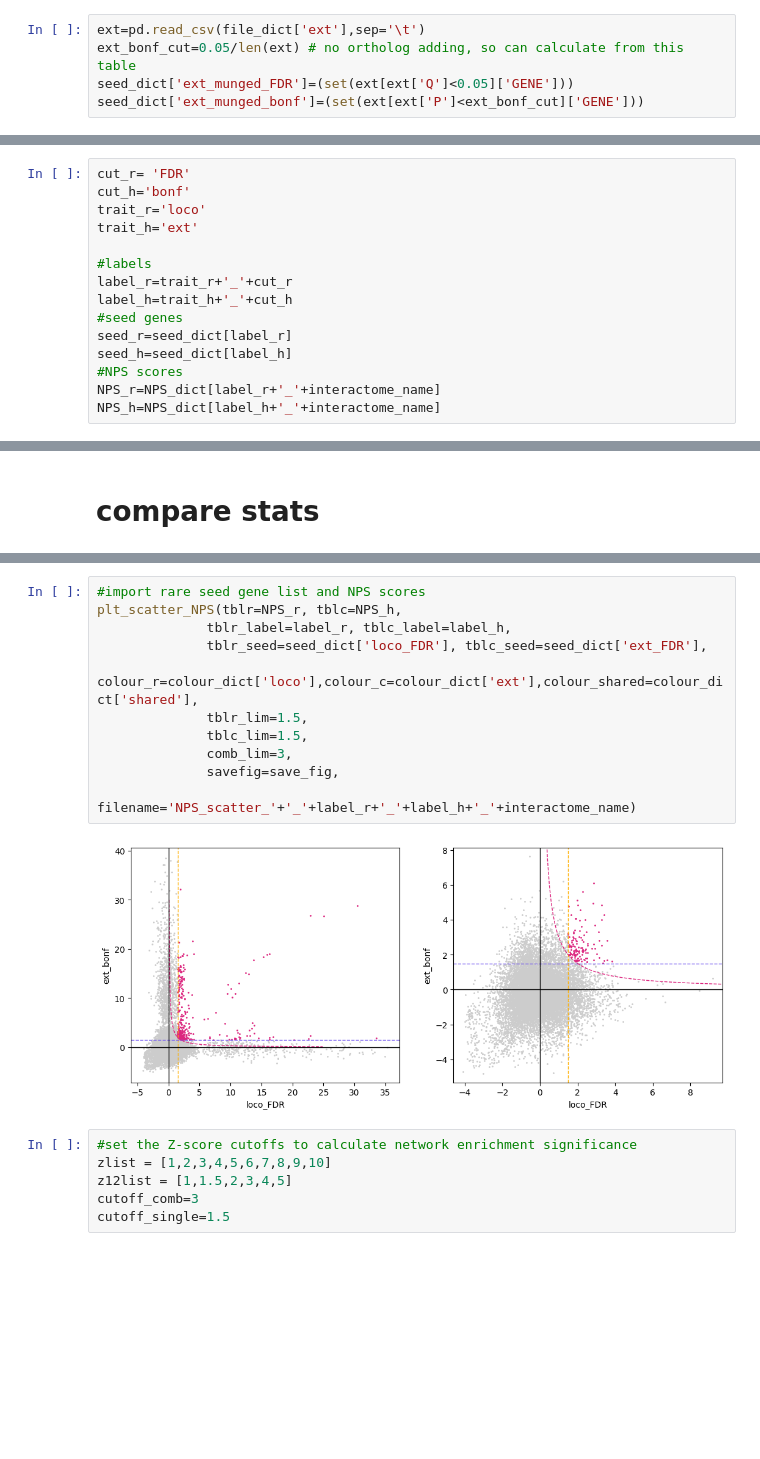
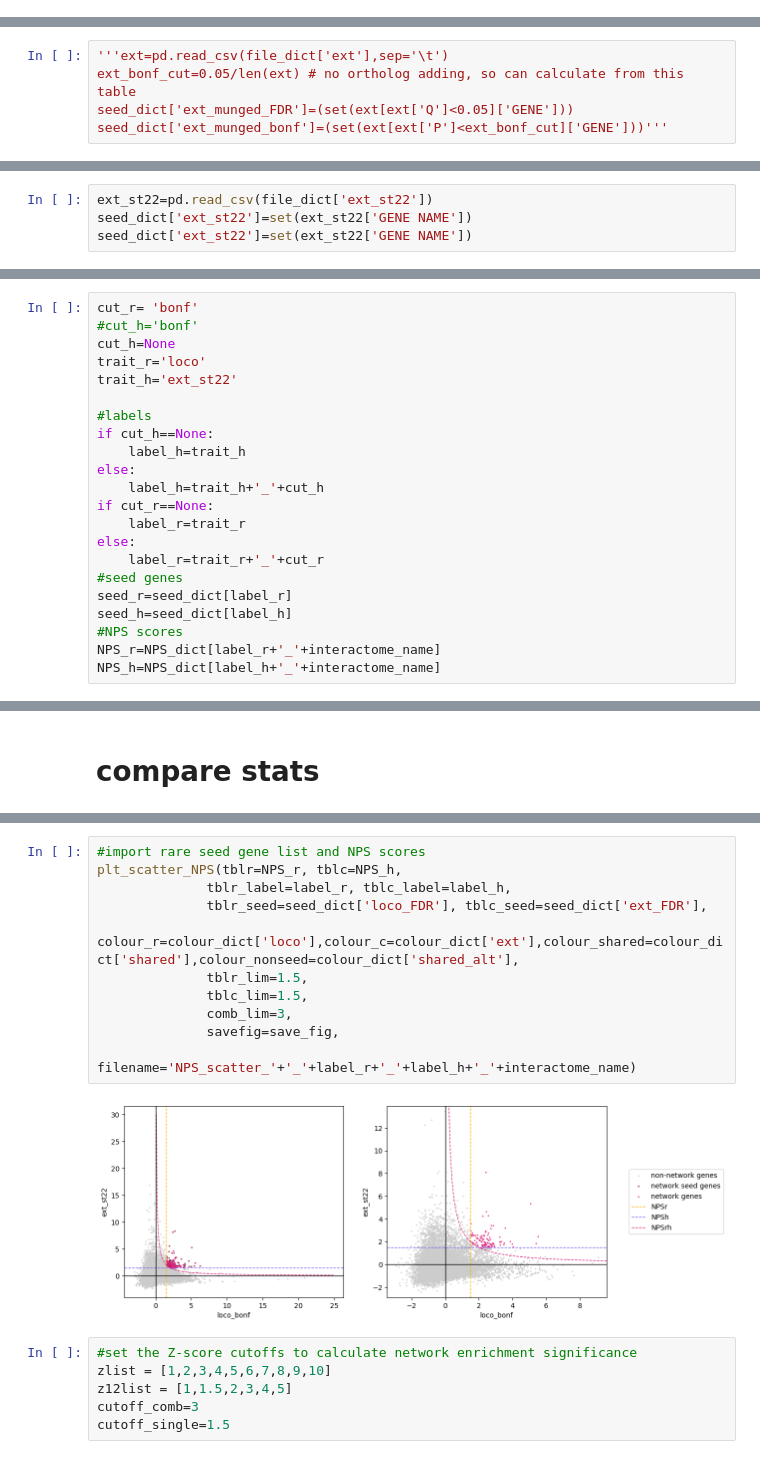
Before and after one commit to BSLeger/SUD_cross_species, a Jupyter notebook: loco_network_colocalization.ipynb, the cells around one changed output, grey strips where cells are left out. Drawn from its saved outputs; the diff is of its cells as text; blank space fills up the shorter version.

```diff
--- a/loco_network_colocalization.ipynb
+++ b/loco_network_colocalization.ipynb
@@ -465,13 +472,13 @@ loco=pd.read_csv(file_dict['loco'],sep='\t')
 loco_bonf_cut=2.6389402016150313e-06 #calculated in define_seed_genes_orthologs- from raw magma results before adding in ortholog info
 seed_dict['loco_FDR']=(set(loco[loco['Q']<0.05]['HM_ORTHO']))
 seed_dict['loco_bonf']=(set(loco[loco['P']<loco_bonf_cut]['HM_ORTHO']))
-# %%
-ext=pd.read_csv(file_dict['ext'],sep='\t')
-ext_bonf_cut=0.05/len(ext) # no ortholog adding, so can calculate from this table
-seed_dict['ext_munged_FDR']=(set(ext[ext['Q']<0.05]['GENE']))
-seed_dict['ext_munged_bonf']=(set(ext[ext['P']<ext_bonf_cut]['GENE']))
 # %%
 ext=pd.read_csv(file_dict['ext'],sep='\t')
 ext_bonf_cut=0.05/len(ext) # no ortholog adding, so can calculate from this table
 seed_dict['ext_FDR']=(set(ext[ext['Q']<0.05]['GENE']))
 seed_dict['ext_bonf']=(set(ext[ext['P']<ext_bonf_cut]['GENE']))
+# %%
+'''ext=pd.read_csv(file_dict['ext'],sep='\t')
+ext_bonf_cut=0.05/len(ext) # no ortholog adding, so can calculate from this table
+seed_dict['ext_munged_FDR']=(set(ext[ext['Q']<0.05]['GENE']))
+seed_dict['ext_munged_bonf']=(set(ext[ext['P']<ext_bonf_cut]['GENE']))'''
@@ -477,0 +487,4 @@ seed_dict['ext_bonf']=(set(ext[ext['P']<ext_bonf_cut]['GENE']))
+# %%
+ext_st22=pd.read_csv(file_dict['ext_st22'])
+seed_dict['ext_st22']=set(ext_st22['GENE NAME'])
+seed_dict['ext_st22']=set(ext_st22['GENE NAME'])
@@ -502,14 +523,21 @@ for k in seed_dict.keys():
 # %% [markdown]
 # choose datasets for analysis
 # %%
-cut_r= 'FDR'
-cut_h='bonf'
+cut_r= 'bonf'
+#cut_h='bonf'
+cut_h=None
 trait_r='loco'
-trait_h='ext'
+trait_h='ext_st22'
 
 #labels
-label_r=trait_r+'_'+cut_r
-label_h=trait_h+'_'+cut_h
+if cut_h==None:
+    label_h=trait_h
+else:
+    label_h=trait_h+'_'+cut_h
+if cut_r==None:
+    label_r=trait_r
+else:
+    label_r=trait_r+'_'+cut_r
 #seed genes
 seed_r=seed_dict[label_r]
 seed_h=seed_dict[label_h]
@@ -550,16 +578,16 @@ plt_histogram(tblr=NPS_r, tblc=NPS_h,
 # %%
 #import rare seed gene list and NPS scores
 plt_scatter_NPS(tblr=NPS_r, tblc=NPS_h,
               tblr_label=label_r, tblc_label=label_h,
               tblr_seed=seed_dict['loco_FDR'], tblc_seed=seed_dict['ext_FDR'],
-              colour_r=colour_dict['loco'],colour_c=colour_dict['ext'],colour_shared=colour_dict['shared'],
+              colour_r=colour_dict['loco'],colour_c=colour_dict['ext'],colour_shared=colour_dict['shared'],colour_nonseed=colour_dict['shared_alt'],
               tblr_lim=1.5,
               tblc_lim=1.5,
               comb_lim=3,
               savefig=save_fig,
              filename='NPS_scatter_'+'_'+label_r+'_'+label_h+'_'+interactome_name)
 # %% [output]
-[figure, old version]
+[figure, new version]
 # %%
 #set the Z-score cutoffs to calculate network enrichment significance
 zlist = [1,2,3,4,5,6,7,8,9,10]
```
Also changed, not shown: parts of 16 cells of this notebook, 8 other files.
